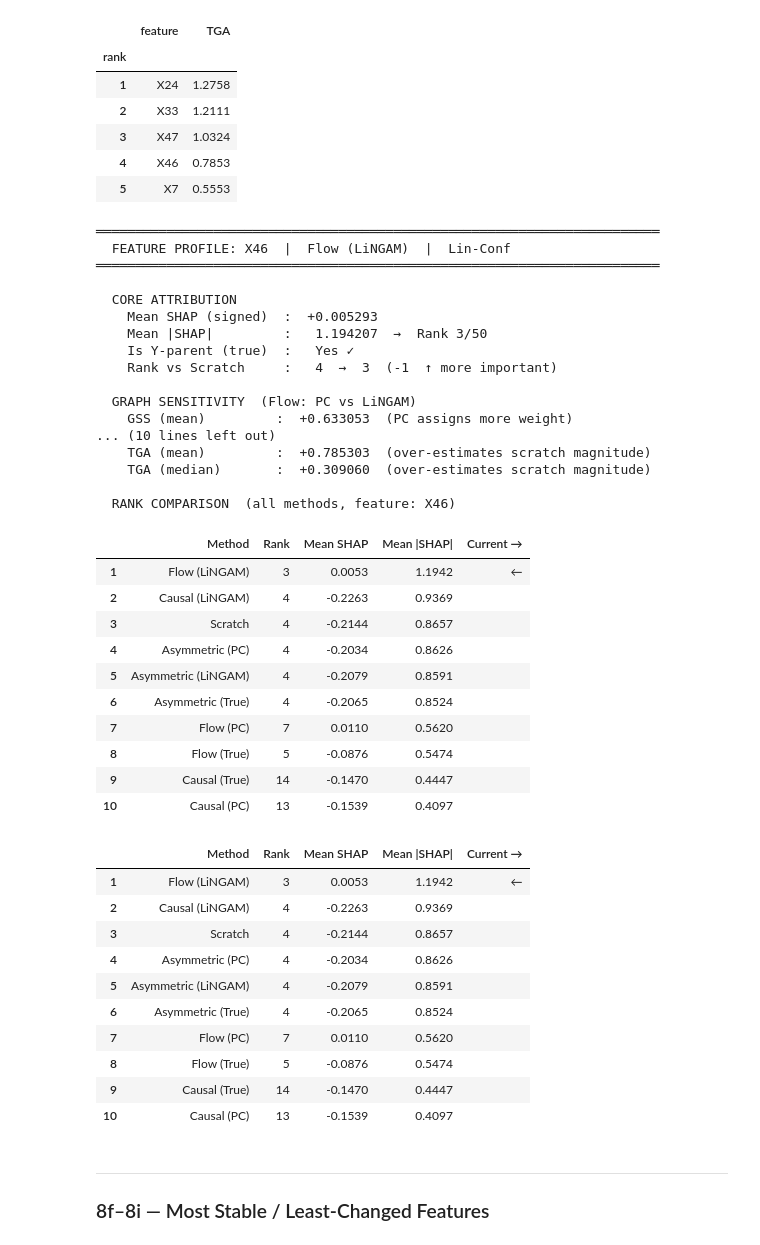
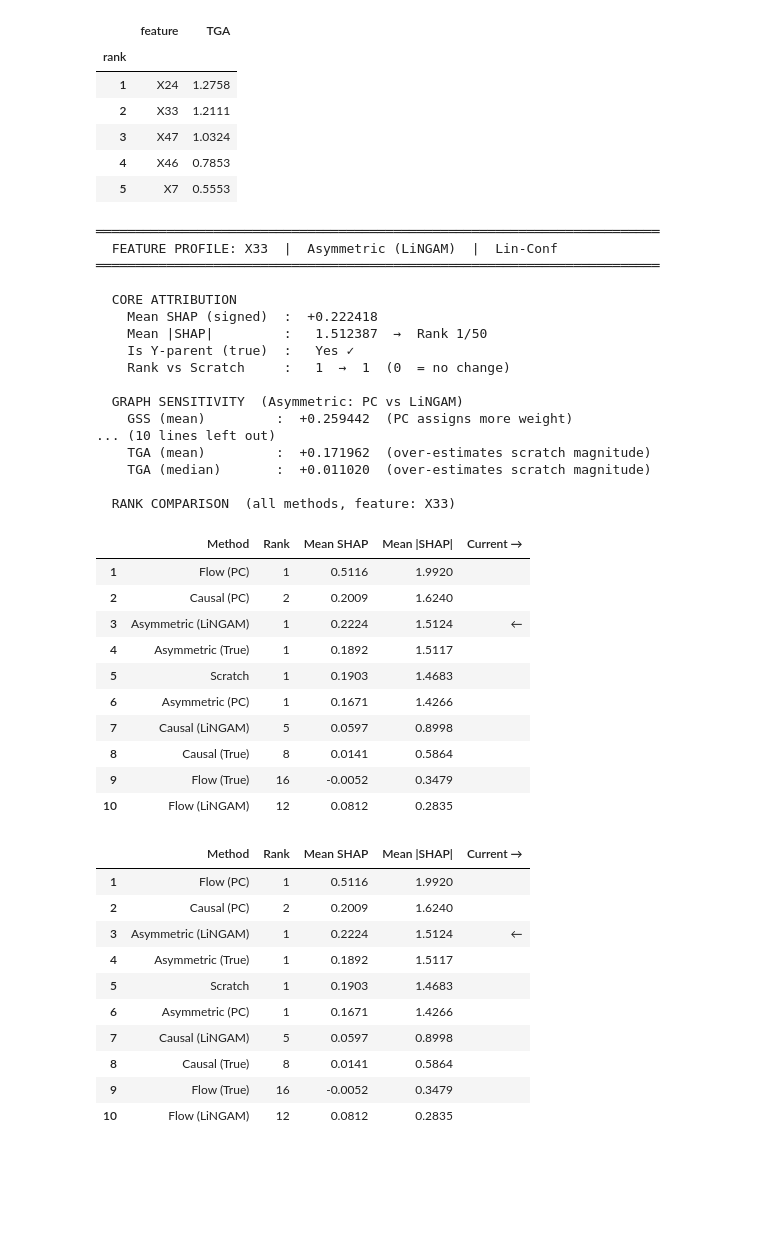
Before and after one commit to juanriosg12/master_thesis, a Jupyter notebook: notebooks/shapley_summary.ipynb, the cells around one changed output. Drawn from its saved outputs; the diff is of its cells as text; code cells hidden in the pictures; blank space fills up the shorter version.

```diff
--- a/notebooks/shapley_summary.ipynb
+++ b/notebooks/shapley_summary.ipynb
@@ -1503,47 +1503,44 @@ for ds in DATASETS:
 | 4 | X46 | 0.7853 |
 | 5 | X7 | 0.5553 |
 # %%
-feature_profile("X46", "Flow (LiNGAM)")
+feature_profile("X33", "Asymmetric (LiNGAM)")
 # %% [output]
 ════════════════════════════════════════════════════════════════════════
-  FEATURE PROFILE: X46  |  Flow (LiNGAM)  |  Lin-Conf
+  FEATURE PROFILE: X33  |  Asymmetric (LiNGAM)  |  Lin-Conf
 ════════════════════════════════════════════════════════════════════════
 
   CORE ATTRIBUTION
-    Mean SHAP (signed)  :  +0.005293
-    Mean |SHAP|         :   1.194207  →  Rank 3/50
+    Mean SHAP (signed)  :  +0.222418
+    Mean |SHAP|         :   1.512387  →  Rank 1/50
     Is Y-parent (true)  :   Yes ✓
-    Rank vs Scratch     :   4  →  3  (-1  ↑ more important)
+    Rank vs Scratch     :   1  →  1  (0  = no change)
 
-  GRAPH SENSITIVITY  (Flow: PC vs LiNGAM)
-    GSS (mean)         :  +0.633053  (PC assigns more weight)
+  GRAPH SENSITIVITY  (Asymmetric: PC vs LiNGAM)
+    GSS (mean)         :  +0.259442  (PC assigns more weight)
 ... (10 lines left out)
-    TGA (mean)         :  +0.785303  (over-estimates scratch magnitude)
-    TGA (median)       :  +0.309060  (over-estimates scratch magnitude)
+    TGA (mean)         :  +0.171962  (over-estimates scratch magnitude)
+    TGA (median)       :  +0.011020  (over-estimates scratch magnitude)
 
-  RANK COMPARISON  (all methods, feature: X46)
+  RANK COMPARISON  (all methods, feature: X33)
 |  | Method | Rank | Mean SHAP | Mean |SHAP| | Current → |
-| 1 | Flow (LiNGAM) | 3 | 0.0053 | 1.1942 | ← |
-| 2 | Causal (LiNGAM) | 4 | -0.2263 | 0.9369 |  |
-| 3 | Scratch | 4 | -0.2144 | 0.8657 |  |
-| 4 | Asymmetric (PC) | 4 | -0.2034 | 0.8626 |  |
-| 5 | Asymmetric (LiNGAM) | 4 | -0.2079 | 0.8591 |  |
-| 6 | Asymmetric (True) | 4 | -0.2065 | 0.8524 |  |
-| 7 | Flow (PC) | 7 | 0.0110 | 0.5620 |  |
-| 8 | Flow (True) | 5 | -0.0876 | 0.5474 |  |
-| 9 | Causal (True) | 14 | -0.1470 | 0.4447 |  |
-| 10 | Causal (PC) | 13 | -0.1539 | 0.4097 |  |
+| 1 | Flow (PC) | 1 | 0.5116 | 1.9920 |  |
+| 2 | Causal (PC) | 2 | 0.2009 | 1.6240 |  |
+| 3 | Asymmetric (LiNGAM) | 1 | 0.2224 | 1.5124 | ← |
+| 4 | Asymmetric (True) | 1 | 0.1892 | 1.5117 |  |
+| 5 | Scratch | 1 | 0.1903 | 1.4683 |  |
+| 6 | Asymmetric (PC) | 1 | 0.1671 | 1.4266 |  |
+| 7 | Causal (LiNGAM) | 5 | 0.0597 | 0.8998 |  |
+| 8 | Causal (True) | 8 | 0.0141 | 0.5864 |  |
+| 9 | Flow (True) | 16 | -0.0052 | 0.3479 |  |
+| 10 | Flow (LiNGAM) | 12 | 0.0812 | 0.2835 |  |
 |  | Method | Rank | Mean SHAP | Mean |SHAP| | Current → |
-| 1 | Flow (LiNGAM) | 3 | 0.0053 | 1.1942 | ← |
-| 2 | Causal (LiNGAM) | 4 | -0.2263 | 0.9369 |  |
-| 3 | Scratch | 4 | -0.2144 | 0.8657 |  |
-| 4 | Asymmetric (PC) | 4 | -0.2034 | 0.8626 |  |
-| 5 | Asymmetric (LiNGAM) | 4 | -0.2079 | 0.8591 |  |
-| 6 | Asymmetric (True) | 4 | -0.2065 | 0.8524 |  |
-| 7 | Flow (PC) | 7 | 0.0110 | 0.5620 |  |
-| 8 | Flow (True) | 5 | -0.0876 | 0.5474 |  |
-| 9 | Causal (True) | 14 | -0.1470 | 0.4447 |  |
-| 10 | Causal (PC) | 13 | -0.1539 | 0.4097 |  |
+| 1 | Flow (PC) | 1 | 0.5116 | 1.9920 |  |
+| 2 | Causal (PC) | 2 | 0.2009 | 1.6240 |  |
+| 3 | Asymmetric (LiNGAM) | 1 | 0.2224 | 1.5124 | ← |
+| 4 | Asymmetric (True) | 1 | 0.1892 | 1.5117 |  |
+| 5 | Scratch | 1 | 0.1903 | 1.4683 |  |
+| 6 | Asymmetric (PC) | 1 | 0.1671 | 1.4266 |  |
+| 7 | Causal (LiNGAM) | 5 | 0.0597 | 0.8998 |  |
+| 8 | Causal (True) | 8 | 0.0141 | 0.5864 |  |
+| 9 | Flow (True) | 16 | -0.0052 | 0.3479 |  |
+| 10 | Flow (LiNGAM) | 12 | 0.0812 | 0.2835 |  |
-# %% [markdown]
----
-### 8f–8i — Most Stable / Least-Changed Features
```
Also changed, not shown: parts of 3 cells of this notebook, 8 other files.
